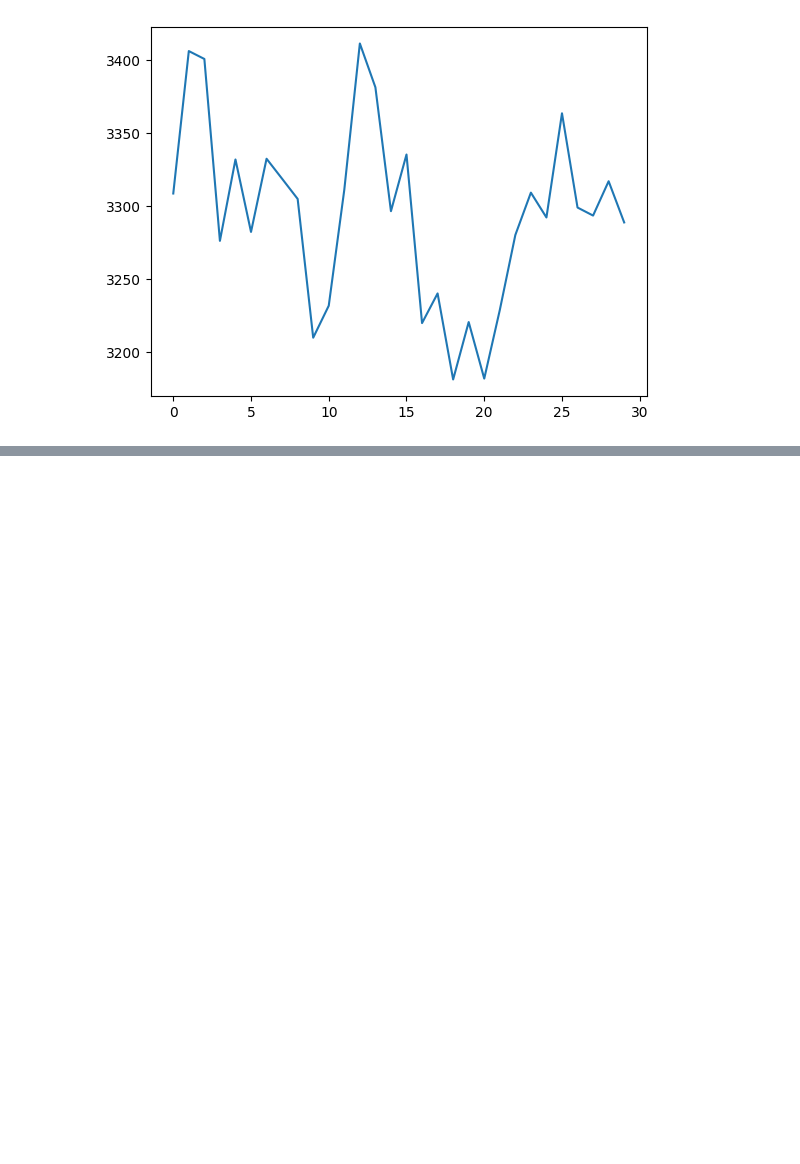
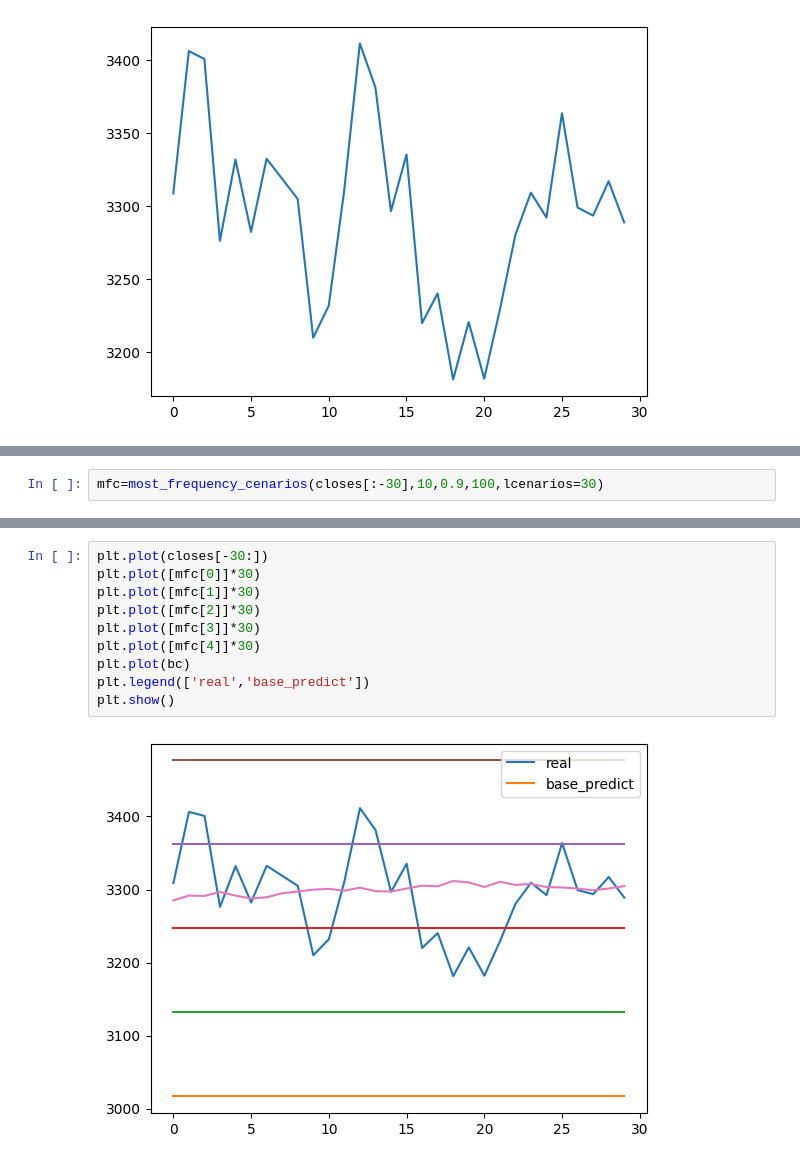
Before and after one commit to bahram3000/google_colab, a Jupyter notebook: auto_nn.ipynb, the cells around one changed output, grey strips where cells are left out. Drawn from its saved outputs; the diff is of its cells as text; blank space fills up the shorter version.

```diff
--- a/auto_nn.ipynb
+++ b/auto_nn.ipynb
@@ -152,0 +174,2 @@ plt.show()
+# %%
+mfc=most_frequency_cenarios(closes[:-30],10,0.9,100,lcenarios=30)
@@ -152,0 +181,12 @@ plt.show()
+# %%
+plt.plot(closes[-30:])
+plt.plot([mfc[0]]*30)
+plt.plot([mfc[1]]*30)
+plt.plot([mfc[2]]*30)
+plt.plot([mfc[3]]*30)
+plt.plot([mfc[4]]*30)
+plt.plot(bc)
+plt.legend(['real','base_predict'])
+plt.show()
+# %% [output]
+[figure, added]
```
Also changed, not shown: parts of 6 cells of this notebook.
